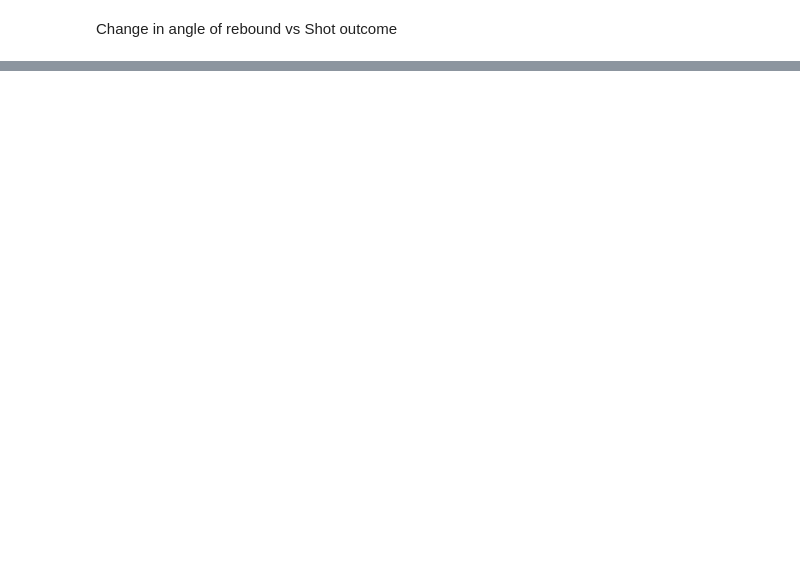
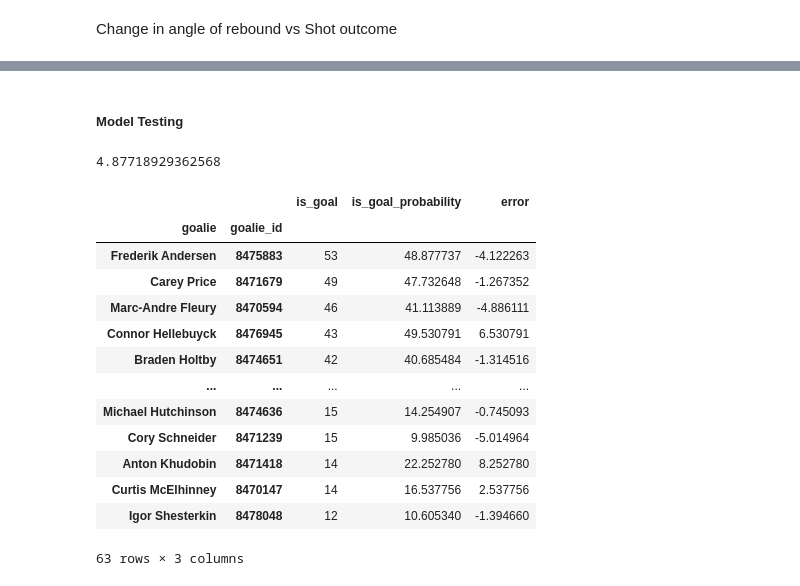
Before and after one commit to shawzy2/expected_goals, a Jupyter notebook: notebook/goalie_trends.ipynb, the cells around one changed output, grey strips where cells are left out. Saved outputs shown, nothing was run; the diff lists cells and outputs as text; code cells hidden in the pictures; blank space fills up the shorter version.

Commit message:
adding logisitic regression model and testing

```diff
--- a/notebook/goalie_trends.ipynb
+++ b/notebook/goalie_trends.ipynb
@@ -396,0 +373,10 @@ plt.show()
+# %%
+df_tmp = df.copy()
+df_results = df_tmp[['shooter', 'shooter_id', 'goalie', 'goalie_id', 'is_goal']] # use this to score model performance
+df_tmp.drop(['shooter', 'shooter_id', 'goalie', 'goalie_id'], axis=1, inplace=True)
+y = df_tmp.pop('is_goal')
+X = df_tmp
+# X_normalized = preprocessing.normalize(X, norm='l2')
+
+# test train split
+X_train, X_test, y_train, y_test = train_test_split(X, y, test_size=0.3, random_state=123)
@@ -396,0 +385,4 @@ plt.show()
+# %%
+# logistic regression
+logit = LogisticRegression()
+logit.fit(X_train, y_train)
@@ -396,0 +398,45 @@ plt.show()
+# %% [markdown]
+##### Model Testing
+# %%
+# get probability of each shot resulting in goal
+probs = logit.predict_proba(X_test)
+predictions = pd.DataFrame(probs)
+
+# get list of shots tested, add column of shot probability predictions
+df_test = pd.DataFrame(y_test)
+df_test['is_goal_probability'] = predictions[1].values
+df_test.sort_index(inplace=True)
+
+# join with original dataframe containing skater/goalie names, and shot results
+df_test = df_results[df_results.index.isin(df_test.index)].join(df_test[['is_goal_probability']])
+
+# get expected goals for each skater
+skaters_results = df_test.groupby(['shooter_id', 'shooter'])[['is_goal', 'is_goal_probability']].sum().sort_values('is_goal', ascending=False)
+skaters_results['error'] = skaters_results['is_goal_probability'] - skaters_results['is_goal']
+skaters_rmse = np.sqrt(np.mean(np.square(skaters_results['error'])))
+skaters_rmse
+
+# get expected goals for each goalie
+goalie_results = df_test.groupby(['goalie', 'goalie_id'])[['is_goal', 'is_goal_probability']].sum().sort_values('is_goal', ascending=False)
+goalie_results['error'] = goalie_results['is_goal_probability'] - goalie_results['is_goal']
+goalie_rmse = np.sqrt(np.mean(np.square(goalie_results['error'])))
+goalie_rmse
+# %% [output]
+4.87718929362568
+# %%
+goalie_results[goalie_results['is_goal'] >= 10]
+# %% [output]
+|  |  | is_goal | is_goal_probability | error |
+| goalie | goalie_id |  |  |  |
+| Frederik Andersen | 8475883 | 53 | 48.877737 | -4.122263 |
+| Carey Price | 8471679 | 49 | 47.732648 | -1.267352 |
+| Marc-Andre Fleury | 8470594 | 46 | 41.113889 | -4.886111 |
+| Connor Hellebuyck | 8476945 | 43 | 49.530791 | 6.530791 |
+| Braden Holtby | 8474651 | 42 | 40.685484 | -1.314516 |
+| ... | ... | ... | ... | ... |
+| Michael Hutchinson | 8474636 | 15 | 14.254907 | -0.745093 |
+| Cory Schneider | 8471239 | 15 | 9.985036 | -5.014964 |
+| Anton Khudobin | 8471418 | 14 | 22.252780 | 8.252780 |
+| Curtis McElhinney | 8470147 | 14 | 16.537756 | 2.537756 |
+| Igor Shesterkin | 8478048 | 12 | 10.605340 | -1.394660 |
+63 rows × 3 columns
```
Also changed, not shown: parts of 23 cells of this notebook.
